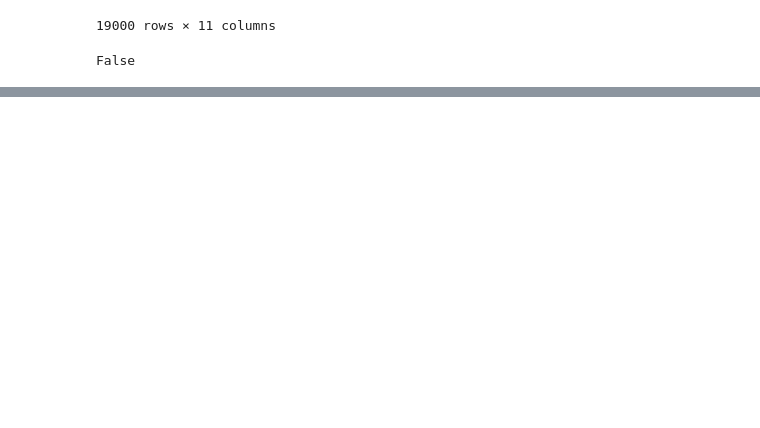
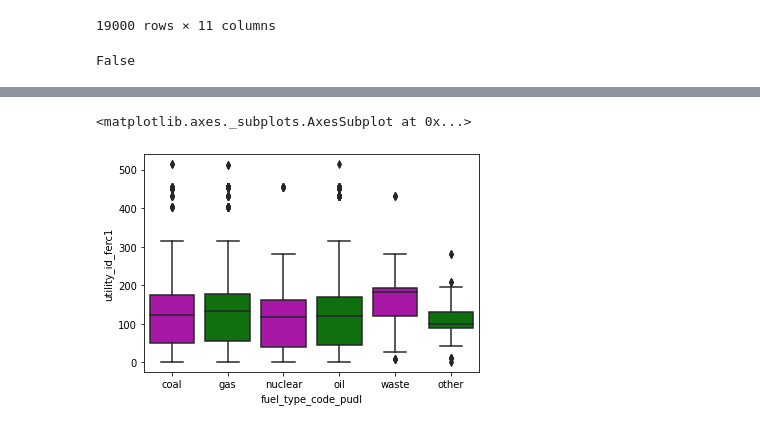
Before and after one commit to sumusa/Hamoye-Internship-Notes, a Jupyter notebook: Hamoye_Stage_A.ipynb, the cells around one changed output, grey strips where cells are left out. Cells and saved outputs as stored; diff of their text form; code cells hidden in the pictures; blank space fills up the shorter version.

```diff
--- a/Hamoye_Stage_A.ipynb
+++ b/Hamoye_Stage_A.ipynb
@@ -486,0 +511,7 @@ False
+# %%
+#Boxplot
+sns.boxplot(x='fuel_type_code_pudl', y = 'utility_id_ferc1',
+            palette = ['m','g'], data = fuel_data)
+# %% [output]
+<matplotlib.axes._subplots.AxesSubplot at 0x...>
+[figure, added]
```
Also changed, not shown: parts of 7 cells of this notebook.
